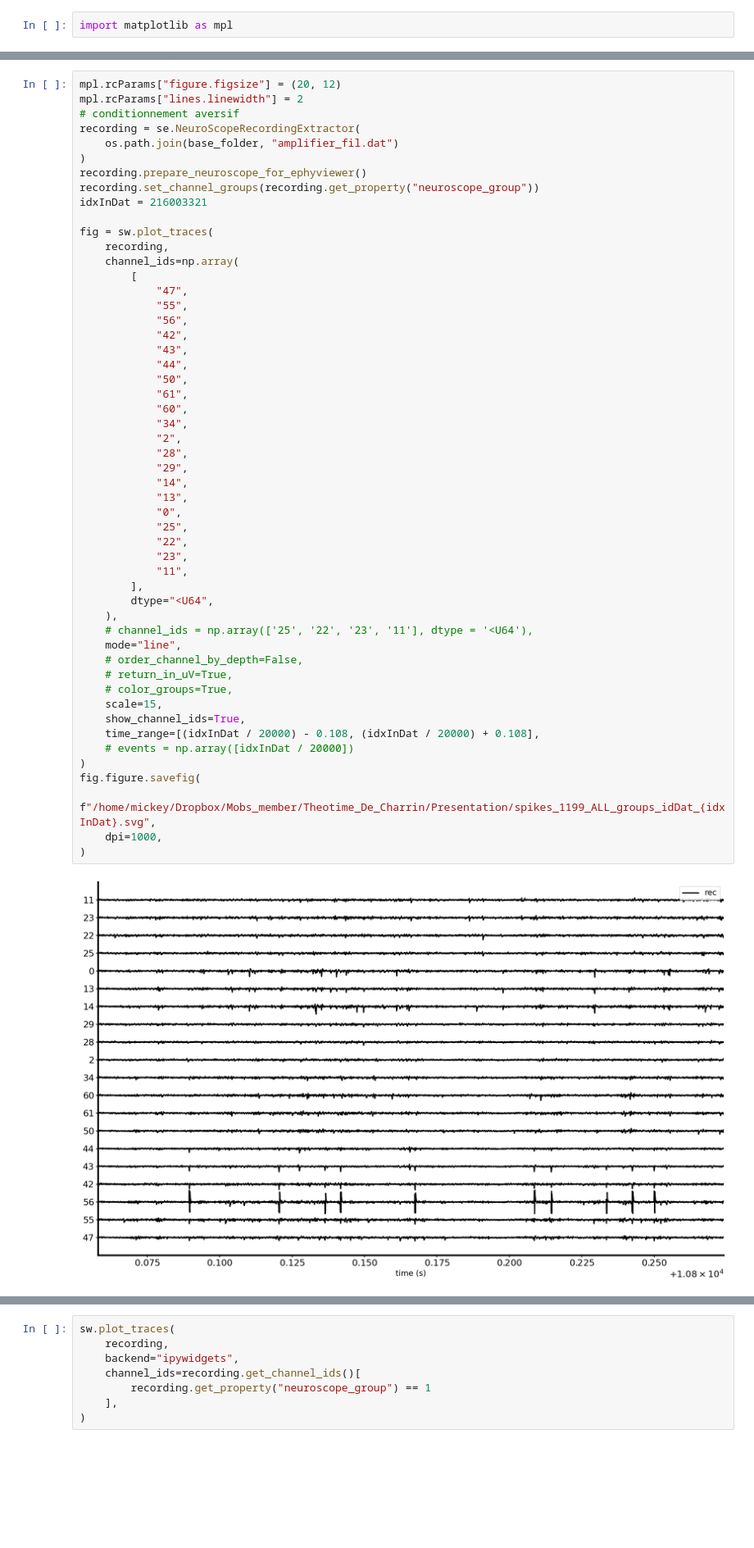
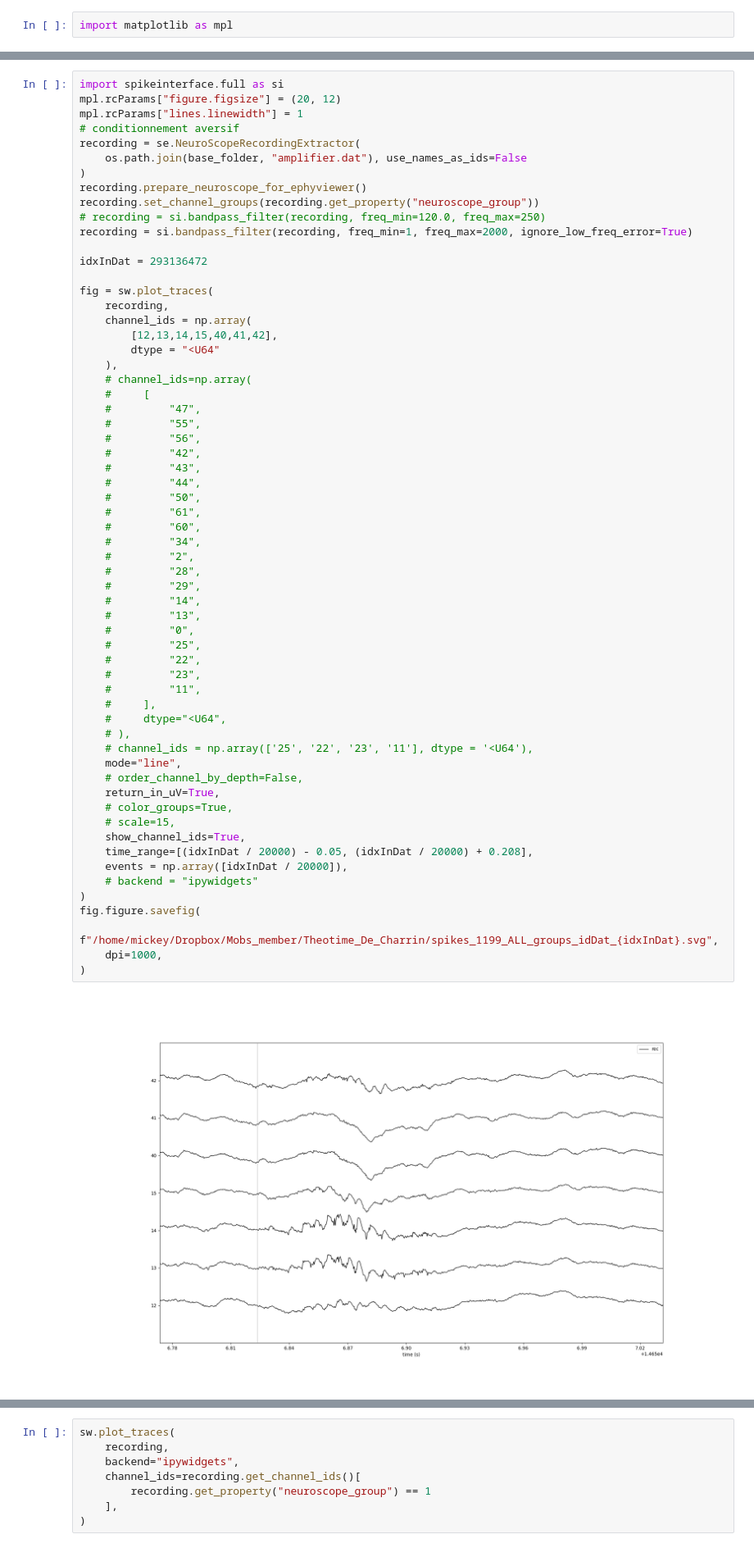
Before and after one commit to MobsLab/neuroEncoders, a Jupyter notebook: notebooks/EphyViewer - Jeudi 1912.ipynb, the cells around one changed output, grey strips where cells are left out. Shown at 82% size. Cells and saved outputs as stored; diff of their text form; blank space fills up the shorter version.

```diff
--- a/notebooks/EphyViewer - Jeudi 1912.ipynb
+++ b/notebooks/EphyViewer - Jeudi 1912.ipynb
@@ -273,57 +240,66 @@ import matplotlib as mpl
 # %%
+import spikeinterface.full as si
 mpl.rcParams["figure.figsize"] = (20, 12)
-mpl.rcParams["lines.linewidth"] = 2
+mpl.rcParams["lines.linewidth"] = 1
 # conditionnement aversif
 recording = se.NeuroScopeRecordingExtractor(
-    os.path.join(base_folder, "amplifier_fil.dat")
+    os.path.join(base_folder, "amplifier.dat"), use_names_as_ids=False
 )
 recording.prepare_neuroscope_for_ephyviewer()
 recording.set_channel_groups(recording.get_property("neuroscope_group"))
-idxInDat = 216003321
+# recording = si.bandpass_filter(recording, freq_min=120.0, freq_max=250)
+recording = si.bandpass_filter(recording, freq_min=1, freq_max=2000, ignore_low_freq_error=True)
+
+idxInDat = 293136472
 
 fig = sw.plot_traces(
     recording,
-    channel_ids=np.array(
-        [
-            "47",
-            "55",
-            "56",
-            "42",
-            "43",
-            "44",
-            "50",
-            "61",
-            "60",
-            "34",
-            "2",
-            "28",
-            "29",
-            "14",
-            "13",
-            "0",
-            "25",
-            "22",
-            "23",
-            "11",
-        ],
-        dtype="<U64",
+    channel_ids = np.array(
+        [12,13,14,15,40,41,42],
+        dtype = "<U64"
     ),
+    # channel_ids=np.array(
+    #     [
+    #         "47",
+    #         "55",
+    #         "56",
+    #         "42",
+    #         "43",
+    #         "44",
+    #         "50",
+    #         "61",
+    #         "60",
+    #         "34",
+    #         "2",
+    #         "28",
+    #         "29",
+    #         "14",
+    #         "13",
+    #         "0",
+    #         "25",
+    #         "22",
+    #         "23",
+    #         "11",
+    #     ],
+    #     dtype="<U64",
+    # ),
     # channel_ids = np.array(['25', '22', '23', '11'], dtype = '<U64'),
     mode="line",
     # order_channel_by_depth=False,
-    # return_in_uV=True,
+    return_in_uV=True,
     # color_groups=True,
-    scale=15,
+    # scale=15,
     show_channel_ids=True,
-    time_range=[(idxInDat / 20000) - 0.108, (idxInDat / 20000) + 0.108],
-    # events = np.array([idxInDat / 20000])
+    time_range=[(idxInDat / 20000) - 0.05, (idxInDat / 20000) + 0.208],
+    events = np.array([idxInDat / 20000]),
+    # backend = "ipywidgets"
 )
 fig.figure.savefig(
-    f"/home/mickey/Dropbox/Mobs_member/Theotime_De_Charrin/Presentation/spikes_1199_ALL_groups_idDat_{idxInDat}.svg",
+    f"/home/mickey/Dropbox/Mobs_member/Theotime_De_Charrin/spikes_1199_ALL_groups_idDat_{idxInDat}.svg",
     dpi=1000,
 )
 # %% [output]
-[figure, old version]
+[figure, new version]
 # %%
 idxInDat / 20000
 # %% [output]
```
Also changed, not shown: parts of 13 cells of this notebook, 29 other files.
